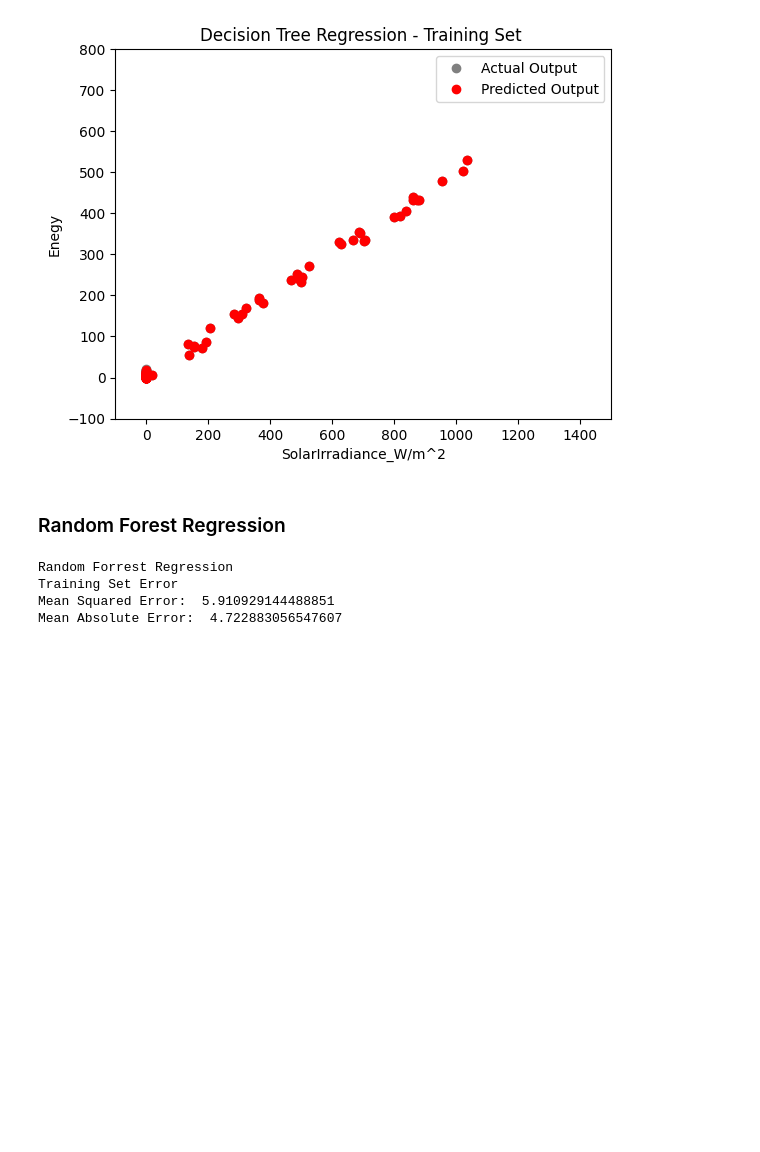
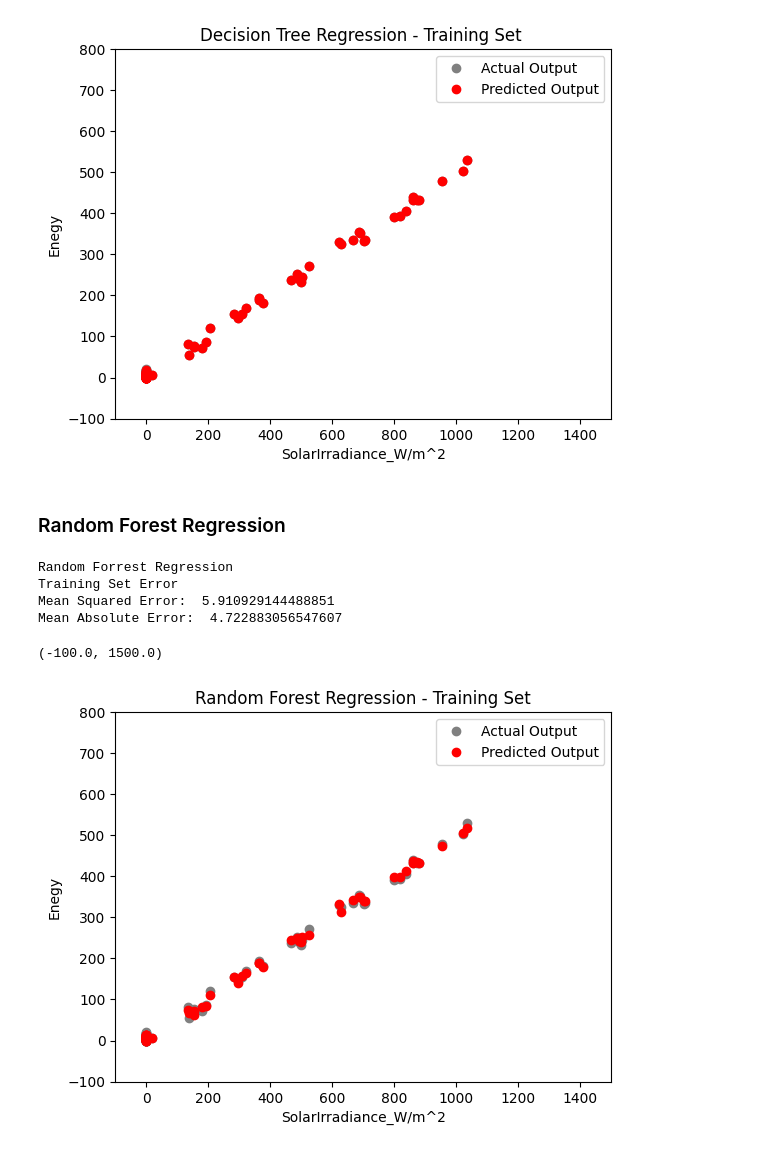
Before and after one commit to kmjaman/machine-learning, a Jupyter notebook: solar_energy/solar_power_energy.ipynb, the cells around one changed output. Drawn from its saved outputs; the diff is of its cells as text; code cells hidden in the pictures; blank space fills up the shorter version.

```diff
--- a/solar_energy/solar_power_energy.ipynb
+++ b/solar_energy/solar_power_energy.ipynb
@@ -291,12 +293,15 @@ Mean Absolute Error:  4.722883056547607
 # %%
 ## Make the plot.
 plt.clf()
 plt.plot(x_train_set["SolarIrradiance_W/m^2"], y_train_set, 'o', color='grey', label = 'Actual Output')
 plt.plot(x_train_set["SolarIrradiance_W/m^2"], y_predictions_train, 'o', color='red', label = 'Predicted Output')
-plt.xlabel("Speed")
+plt.xlabel("SolarIrradiance_W/m^2")
 plt.ylabel("Enegy")
 plt.title("Random Forest Regression - Training Set")
 plt.legend()
 plt.ylim((-100, 800))
 plt.xlim((-100,1500))
-plt.savefig("random_forest_regression_train_set.png")
+# plt.savefig("random_forest_regression_train_set.png")
+# %% [output]
+(-100.0, 1500.0)
+[figure, added]
```
Also changed, not shown: parts of 2 cells of this notebook.
